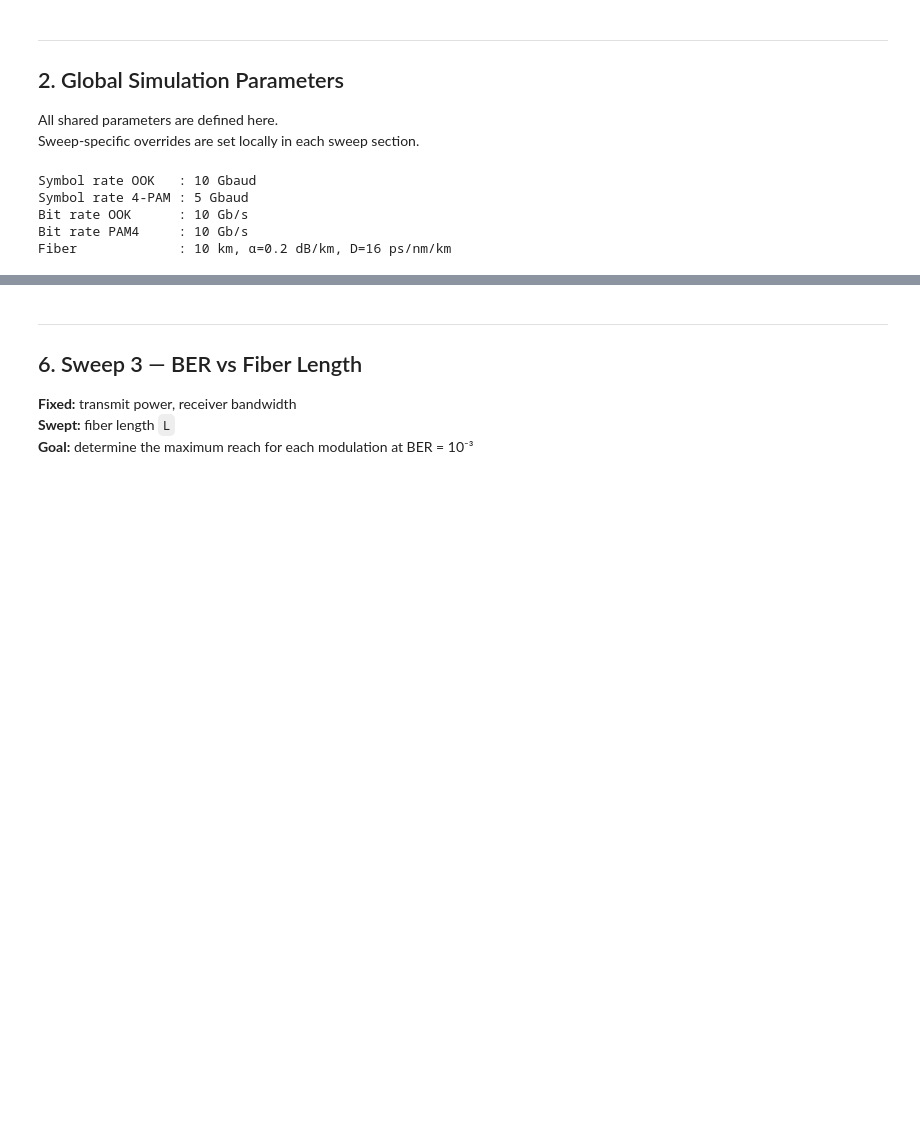
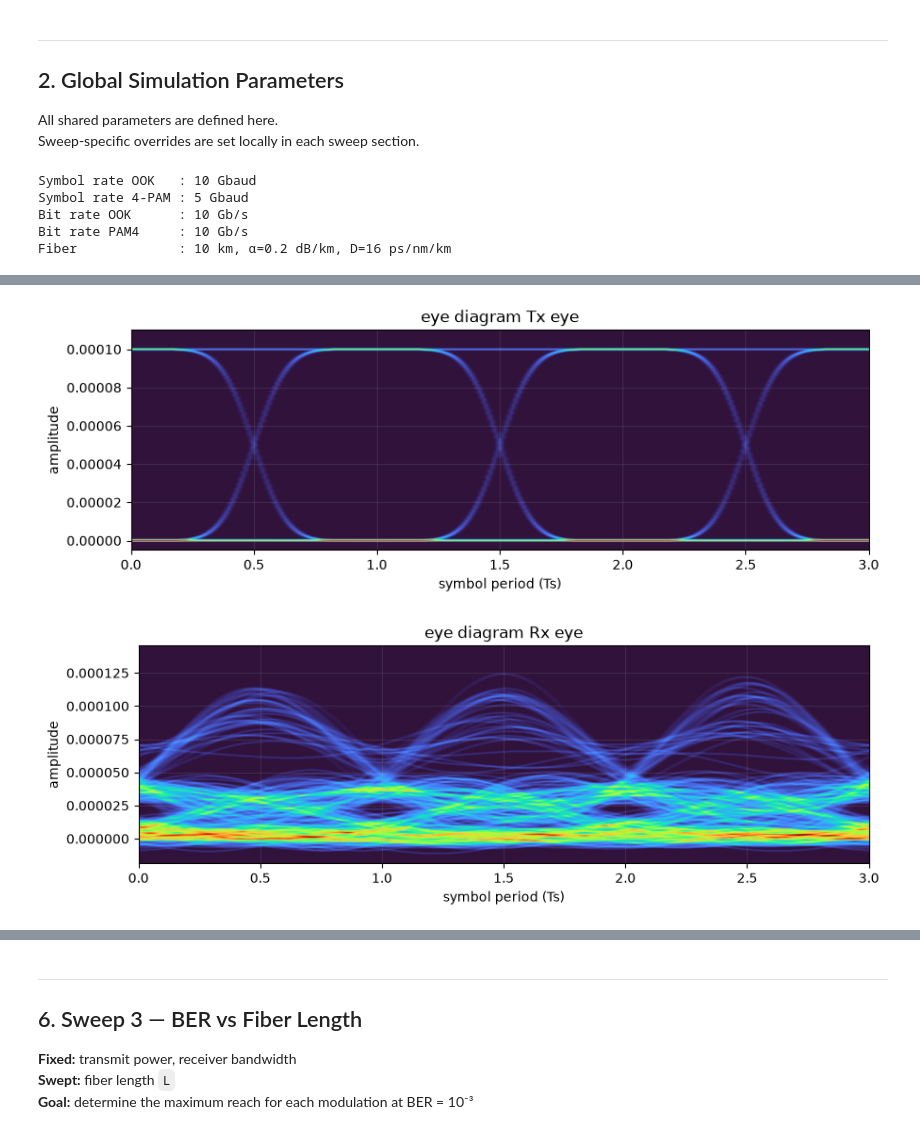
Before and after one commit to tqb634/LVTN, a Jupyter notebook: main_simulation.ipynb, the cells around one changed output, grey strips where cells are left out. Saved outputs shown, nothing was run; the diff lists cells and outputs as text; code cells hidden in the pictures; blank space fills up the shorter version.

```diff
--- a/main_simulation.ipynb
+++ b/main_simulation.ipynb
@@ -198,0 +225,6 @@ plot_ber_vs_power(
+# %%
+res = run_link(Pi_dBm=-10, M=2, Rs=40e9, fiber_L=10)
+plot_eye_diagrams(res, discard=50)
+# %% [output]
+[figure, added]
+[figure, added]
```
Also changed, not shown: parts of 27 cells of this notebook, 2 other files.
